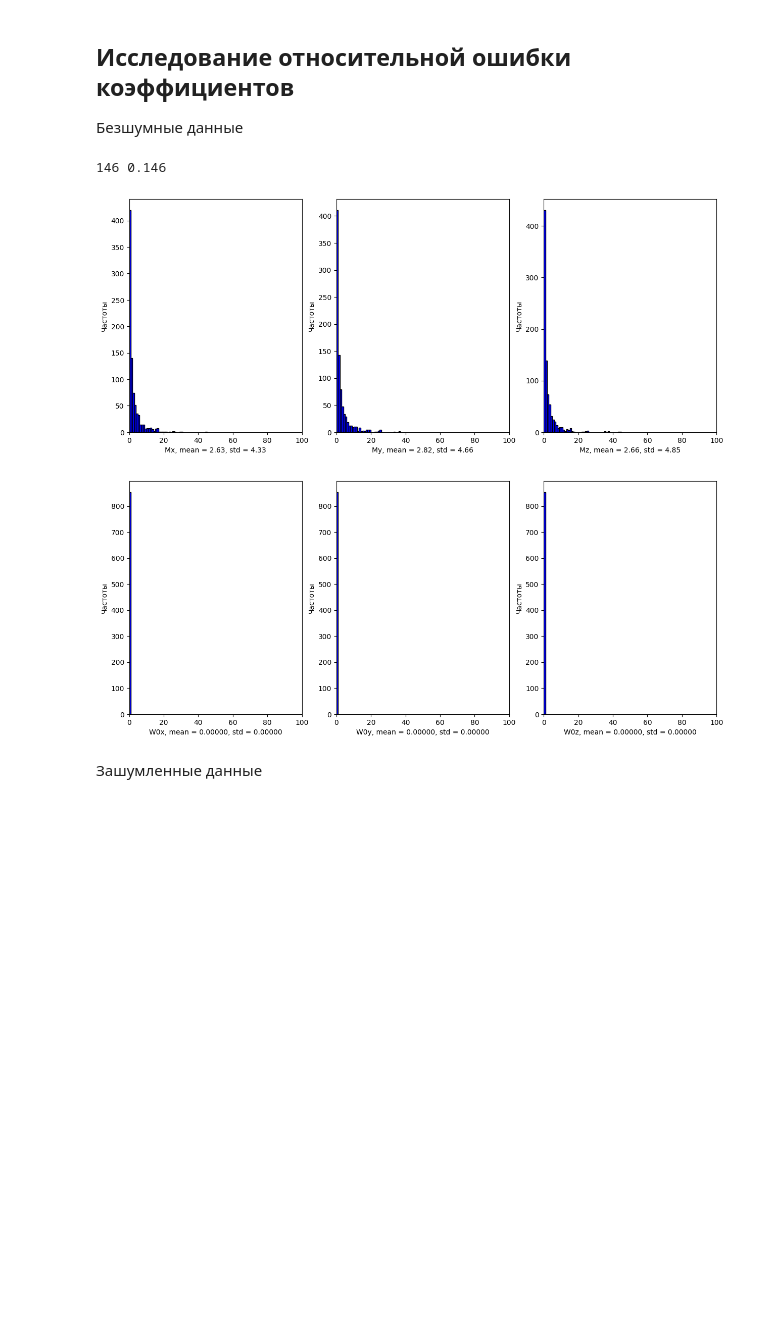
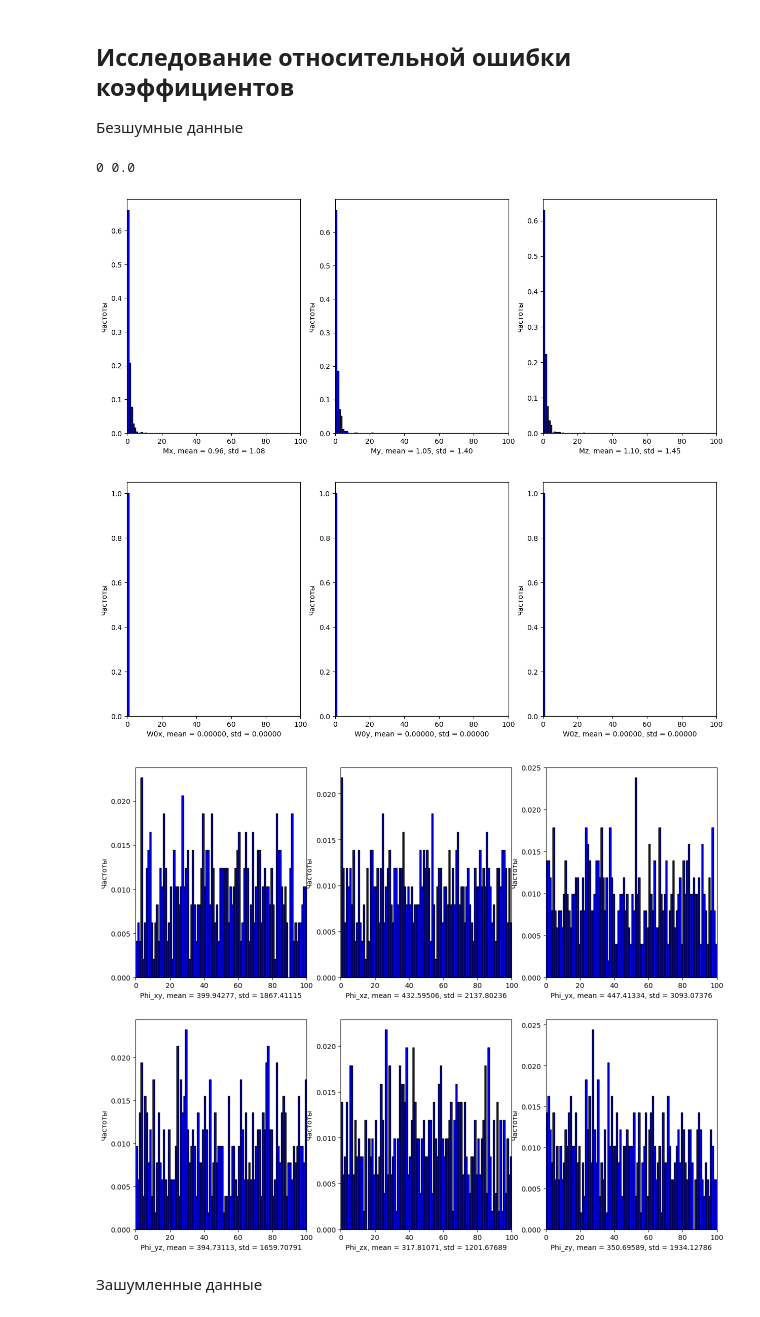
Before and after one commit to tmetelev/scalar_calibration, a Jupyter notebook: research.ipynb, the cells around one changed output. Saved outputs shown, nothing was run; the diff lists cells and outputs as text; code cells hidden in the pictures; blank space fills up the shorter version.

```diff
--- a/research.ipynb
+++ b/research.ipynb
@@ -41,16 +41,16 @@ print(x[np.argmin(y)])
 # %% [markdown]
 Зашумленные данные
 # %%
-iter_num = 70
-model_num = 300
+iter_num = 50
+model_num = 500
 
-x = range(25, iter_num)
+x = range(10, iter_num)
 y = []
 
 for i in x:
     res = 0
     for j in range(model_num):
-        crit, rel = testing(1, 1, modeling_params=[2000, 0.01, 1500, 100], func_params=[i])
+        crit, rel, abse = testing(1, 1, modeling_params=[2000, 0.01, 500, 50], func_params=[i])
         res += crit
     res /= model_num
     y.append(res)
@@ -76,7 +76,7 @@ print(x[np.argmin(y)])
 res = []
 deads = 0
 for j in range(1000):
-    crit, rel = testing(1, 1, modeling_params=[2000, 0.01, 1500, 0], func_params=[35])
+    crit, rel, abse = testing(1, 1, modeling_params=[2000, 0.01, 500, 0], func_params=[20])
     if crit > 1e-13:
         deads += 1
         continue
@@ -101,7 +101,7 @@ print('Выборочное СКО: ', np.std(res))
 res = []
 deads = 0
 for j in range(1000):
-    crit, rel = testing(1, 1, modeling_params=[2000, 0.01, 1500, 100], func_params=[35])
+    crit, rel, abse = testing(1, 1, modeling_params=[2000, 0.01, 500, 50], func_params=[20])
     # if crit > 1e-13:
     #     deads += 1
     #     continue
@@ -109,7 +109,7 @@ for j in range(1000):
 
 print(deads)
 
-plt.hist(res, color='blue', edgecolor='black', bins=np.arange(0, 5, 0.01))
+plt.hist(res, color='blue', edgecolor='black', bins=np.arange(0, 5, 0.1))
 # plt.xscale('log')
 plt.xlabel('Значения критерия')
 
@@ -131,48 +131,70 @@ res = {
     'Mz': [],
     'W0x': [],
     'W0y': [],
-    'W0z': []
+    'W0z': [],
+    'Phi_xy': [],
+    'Phi_xz': [],
+    'Phi_yx': [],
+    'Phi_yz': [],
+    'Phi_zx': [],
+    'Phi_zy': []
 }
 
-axis_name = ['Mx', 'My', 'Mz', 'W0x', 'W0y', 'W0z']
+axis_name = ['Mx', 'My', 'Mz', 'W0x', 'W0y', 'W0z', 'Phi_xy', 'Phi_xz', 'Phi_yx', 'Phi_yz', 'Phi_zx', 'Phi_zy']
 
 n = 1000
 deads = 0
 for j in range(n):
-    crit, rel = testing(1, 1, modeling_params=[2000, 0.01, 1500, 0], func_params=[35])
-    if np.max(rel) > 100:
+    crit, rel, abse = testing(1, 1, modeling_params=[2000, 0.1, 500, 0], func_params=[20])
+    if np.max(rel[0:3] + rel[9:]) > 100:
         deads += 1
         continue
     res['Mx'].append(rel[0])
     res['My'].append(rel[1])
     res['Mz'].append(rel[2])
+    res['Phi_xy'].append(rel[3])
+    res['Phi_xz'].append(rel[4])
+    res['Phi_yx'].append(rel[5])
+    res['Phi_yz'].append(rel[6])
+    res['Phi_zx'].append(rel[7])
+    res['Phi_zy'].append(rel[8])
     res['W0x'].append(rel[9])
     res['W0y'].append(rel[10])
     res['W0z'].append(rel[11])
 
 print(deads, deads / n)
 
 plt.figure(1, figsize=(15, 6))
 for i in range(3):
     plt.subplot(1, 3, i + 1)
     bins = np.arange(0, 101, 1)
-    plt.hist(res[axis_name[i]], color='blue', edgecolor='black', bins=bins)
+    plt.hist(res[axis_name[i]], density=True, color='blue', edgecolor='black', bins=bins)
     plt.xlim(0, 100)
     plt.xlabel(f'{axis_name[i]}, mean = {np.mean(res[axis_name[i]]):.2f}, std = {np.std(res[axis_name[i]]):.2f}')
     plt.ylabel('Частоты')
 
 plt.figure(2, figsize=(15, 6))
 for i in range(3):
     plt.subplot(1, 3, i + 1)
     bins = np.arange(0, 101, 1)
-    plt.hist(res[axis_name[i+3]], color='blue', edgecolor='black', bins=bins)
+    plt.hist(res[axis_name[i+3]], density=True, color='blue', edgecolor='black', bins=bins)
     plt.xlim(0, 100)
     plt.xlabel(f'{axis_name[i+3]}, mean = {np.mean(res[axis_name[i+3]]):.5f}, std = {np.std(res[axis_name[i+3]]):.5f}')
     plt.ylabel('Частоты')
+
+plt.figure(3, figsize=(15, 12))
+for i in range(6):
+    plt.subplot(2, 3, i + 1)
+    bins = np.arange(0, 101, 1)
+    plt.hist(res[axis_name[i+6]], density=True, color='blue', edgecolor='black', bins=bins)
+    plt.xlim(0, 100)
+    plt.xlabel(f'{axis_name[i+6]}, mean = {np.mean(res[axis_name[i+6]]):.5f}, std = {np.std(res[axis_name[i+6]]):.5f}')
+    plt.ylabel('Частоты')
 # %% [output]
-146 0.146
+0 0.0
-[figure, old version]
+[figure, new version]
-[figure, old version]
+[figure, new version]
+[figure, added]
 # %% [markdown]
 Зашумленные данные
 # %%
```
Also changed, not shown: parts of 15 cells of this notebook, 6 other files.
